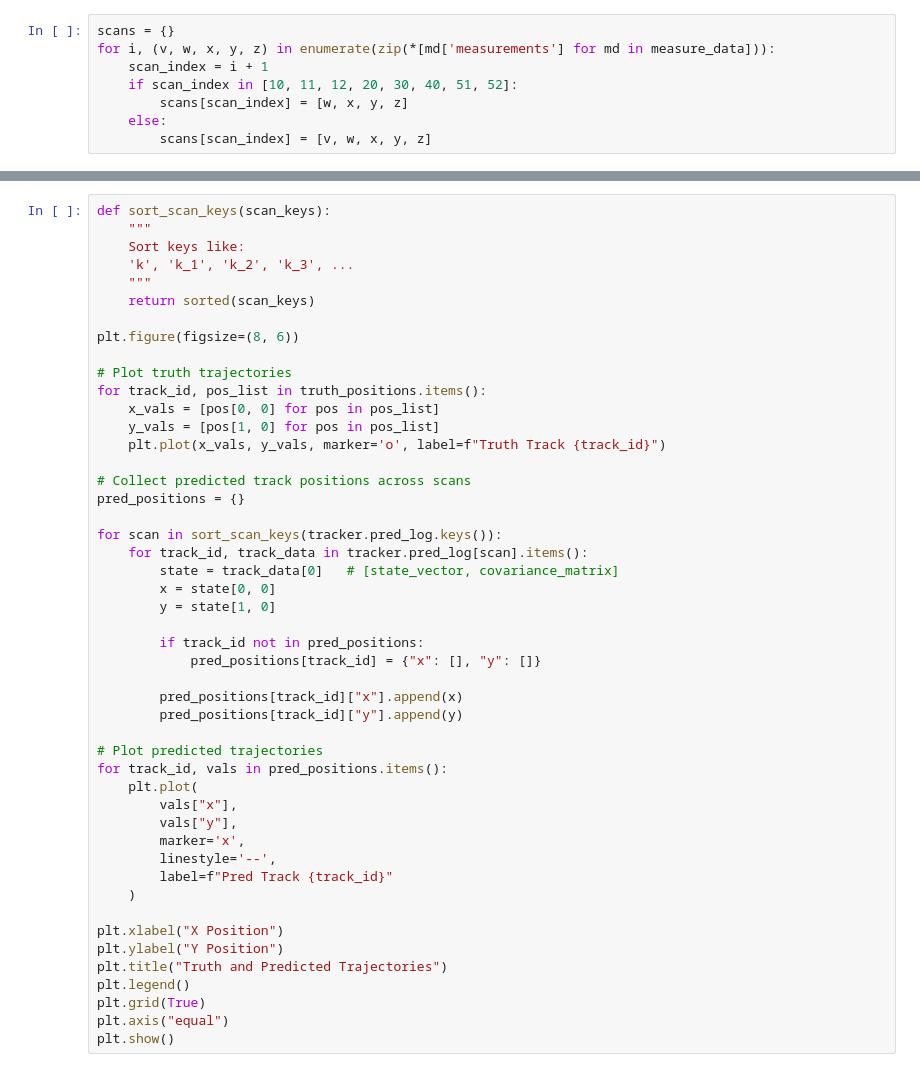
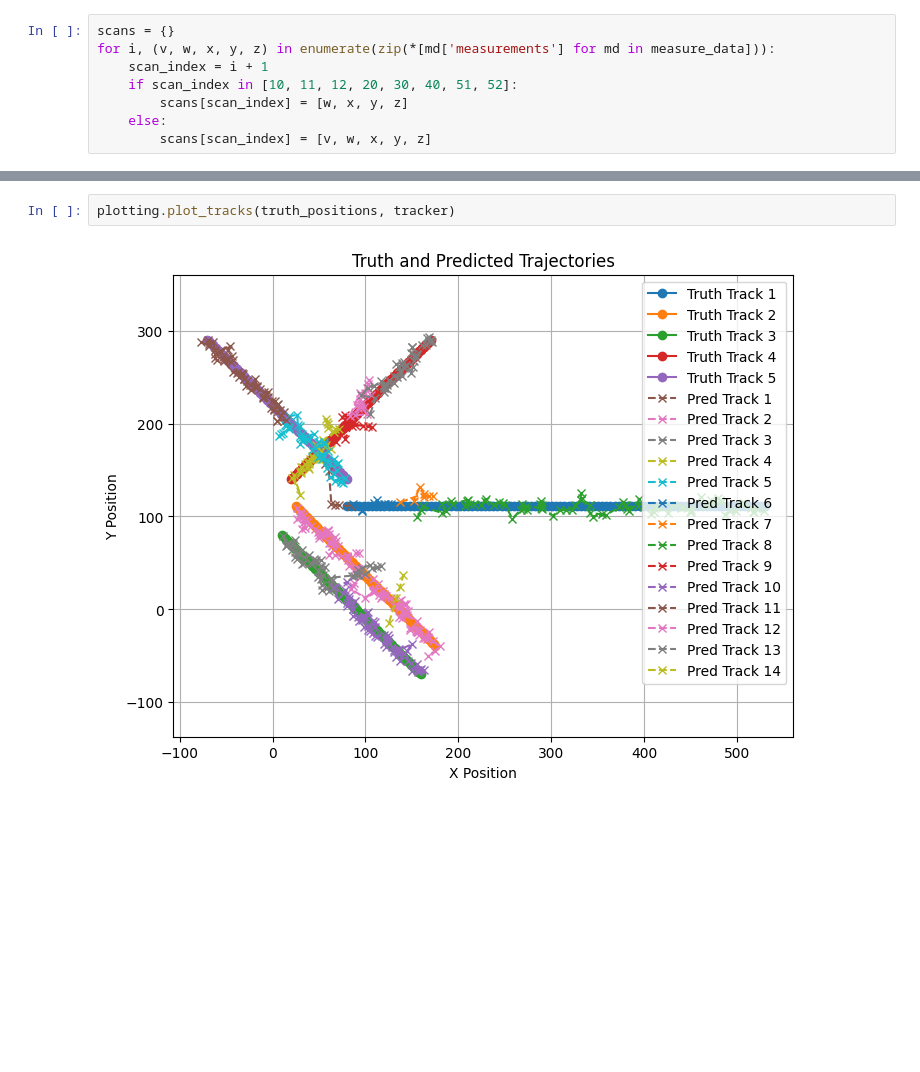
Before and after one commit to WesDevGit/ss_mt_tracking, a Jupyter notebook: ss_mt_cv_tracking.ipynb, the cells around one changed output, grey strips where cells are left out. Drawn from its saved outputs; the diff is of its cells as text; blank space fills up the shorter version.

```diff
--- a/ss_mt_cv_tracking.ipynb
+++ b/ss_mt_cv_tracking.ipynb
@@ -186,48 +210,4 @@ print("Matched samples:", n, "of", int(n/coverage))
 # %%
-def sort_scan_keys(scan_keys):
-    """
-    Sort keys like:
-    'k', 'k_1', 'k_2', 'k_3', ...
-    """
-    return sorted(scan_keys)
-
-plt.figure(figsize=(8, 6))
-
-# Plot truth trajectories
-for track_id, pos_list in truth_positions.items():
-    x_vals = [pos[0, 0] for pos in pos_list]
-    y_vals = [pos[1, 0] for pos in pos_list]
-    plt.plot(x_vals, y_vals, marker='o', label=f"Truth Track {track_id}")
-
-# Collect predicted track positions across scans
-pred_positions = {}
-
-for scan in sort_scan_keys(tracker.pred_log.keys()):
-    for track_id, track_data in tracker.pred_log[scan].items():
-        state = track_data[0]   # [state_vector, covariance_matrix]
-        x = state[0, 0]
-        y = state[1, 0]
-
-        if track_id not in pred_positions:
-            pred_positions[track_id] = {"x": [], "y": []}
-
-        pred_positions[track_id]["x"].append(x)
-        pred_positions[track_id]["y"].append(y)
-
-# Plot predicted trajectories
-for track_id, vals in pred_positions.items():
-    plt.plot(
-        vals["x"],
-        vals["y"],
-        marker='x',
-        linestyle='--',
-        label=f"Pred Track {track_id}"
-    )
-
-plt.xlabel("X Position")
-plt.ylabel("Y Position")
-plt.title("Truth and Predicted Trajectories")
-plt.legend()
-plt.grid(True)
-plt.axis("equal")
-plt.show()
+plotting.plot_tracks(truth_positions, tracker)
+# %% [output]
+[figure, added]
```
Also changed, not shown: parts of 3 cells of this notebook, 1 other file.
